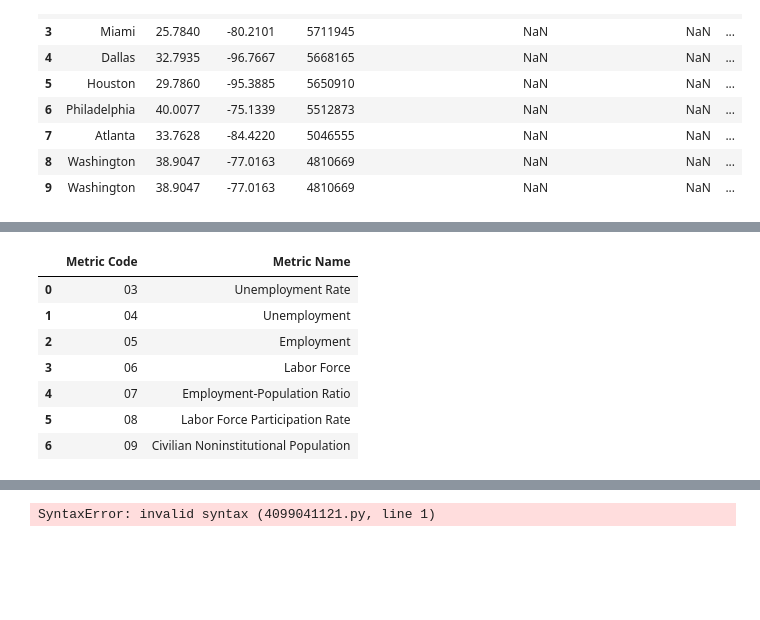
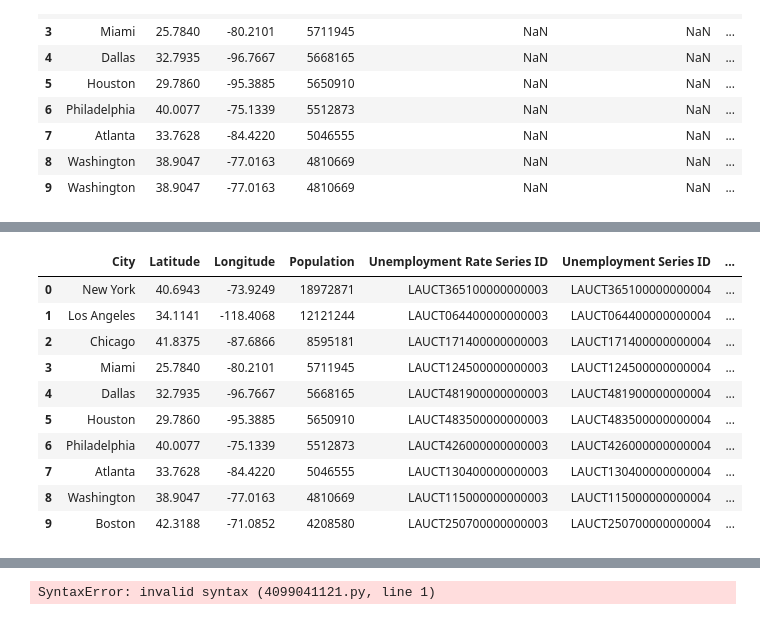
Before and after one commit to ryanmcr17/city-level-employment, a Jupyter notebook: employmentPy.ipynb, the cells around one changed output, grey strips where cells are left out. Saved outputs shown, nothing was run; the diff lists cells and outputs as text; code cells hidden in the pictures; blank space fills up the shorter version.

```diff
--- a/employmentPy.ipynb
+++ b/employmentPy.ipynb
@@ -283,6 +285,9 @@ top_cities_df.drop_duplicates(subset=['City'], inplace=True)
 
 top_cities_df.dropna(subset=['City Area Code'], inplace=True)
 
+top_cities_df.reset_index(inplace=True)
+top_cities_df.drop(columns='index', inplace=True)
+
 top_cities_df.head(10)
 # %% [output]
 |  | City | Latitude | Longitude | Population | Unemployment Rate Series ID | Unemployment Series ID | ... |
@@ -322,0 +304,7 @@ for series in json_data['Results']['series']:
+# %%
+
+top_cities_df['Unemployment Rate Series ID'] = 'LAU' + top_cities_df['City Area Code'] + '03'
+top_cities_df['Unemployment Series ID'] = 'LAU' + top_cities_df['City Area Code'] + '04'
+top_cities_df['Labor Force Participation Rate Series ID'] = 'LAU' + top_cities_df['City Area Code'] + '08'
+
+top_cities_df.head(10)
@@ -323,12 +323,17 @@ for series in json_data['Results']['series']:
 # %%
 
-metric_df.head(10)
+top50df = top_cities_df.iloc[0:50]
+
+top50df.head(10)
 # %% [output]
-|  | Metric Code | Metric Name |
-| 0 | 03 | Unemployment Rate |
-| 1 | 04 | Unemployment |
-| 2 | 05 | Employment |
-| 3 | 06 | Labor Force |
-| 4 | 07 | Employment-Population Ratio |
-| 5 | 08 | Labor Force Participation Rate |
-| 6 | 09 | Civilian Noninstitutional Population |
+|  | City | Latitude | Longitude | Population | Unemployment Rate Series ID | Unemployment Series ID | ... |
+| 0 | New York | 40.6943 | -73.9249 | 18972871 | LAUCT365100000000003 | LAUCT365100000000004 | ... |
+| 1 | Los Angeles | 34.1141 | -118.4068 | 12121244 | LAUCT064400000000003 | LAUCT064400000000004 | ... |
+| 2 | Chicago | 41.8375 | -87.6866 | 8595181 | LAUCT171400000000003 | LAUCT171400000000004 | ... |
+| 3 | Miami | 25.7840 | -80.2101 | 5711945 | LAUCT124500000000003 | LAUCT124500000000004 | ... |
+| 4 | Dallas | 32.7935 | -96.7667 | 5668165 | LAUCT481900000000003 | LAUCT481900000000004 | ... |
+| 5 | Houston | 29.7860 | -95.3885 | 5650910 | LAUCT483500000000003 | LAUCT483500000000004 | ... |
+| 6 | Philadelphia | 40.0077 | -75.1339 | 5512873 | LAUCT426000000000003 | LAUCT426000000000004 | ... |
+| 7 | Atlanta | 33.7628 | -84.4220 | 5046555 | LAUCT130400000000003 | LAUCT130400000000004 | ... |
+| 8 | Washington | 38.9047 | -77.0163 | 4810669 | LAUCT115000000000003 | LAUCT115000000000004 | ... |
+| 9 | Boston | 42.3188 | -71.0852 | 4208580 | LAUCT250700000000003 | LAUCT250700000000004 | ... |
```
Also changed, not shown: parts of 15 cells of this notebook.
